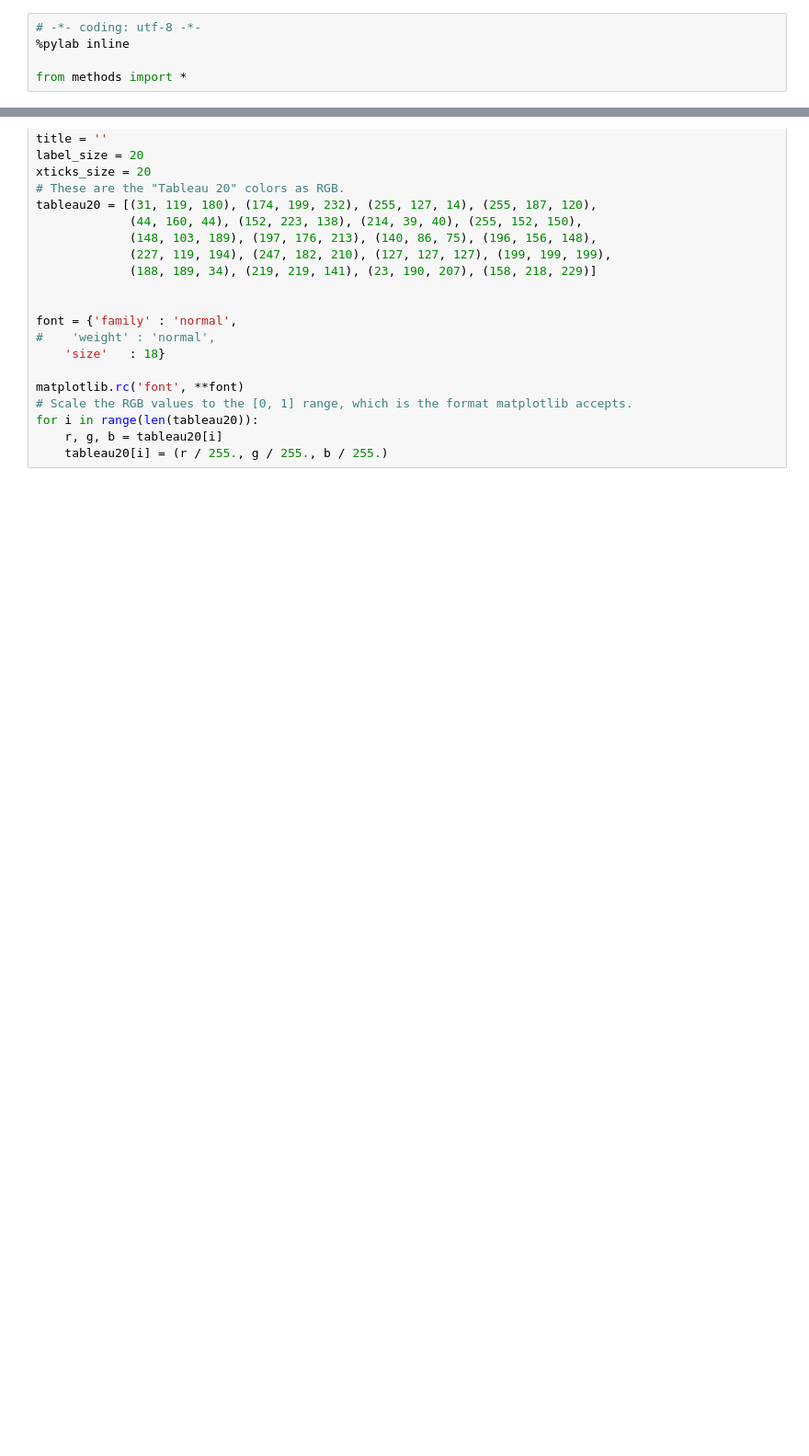
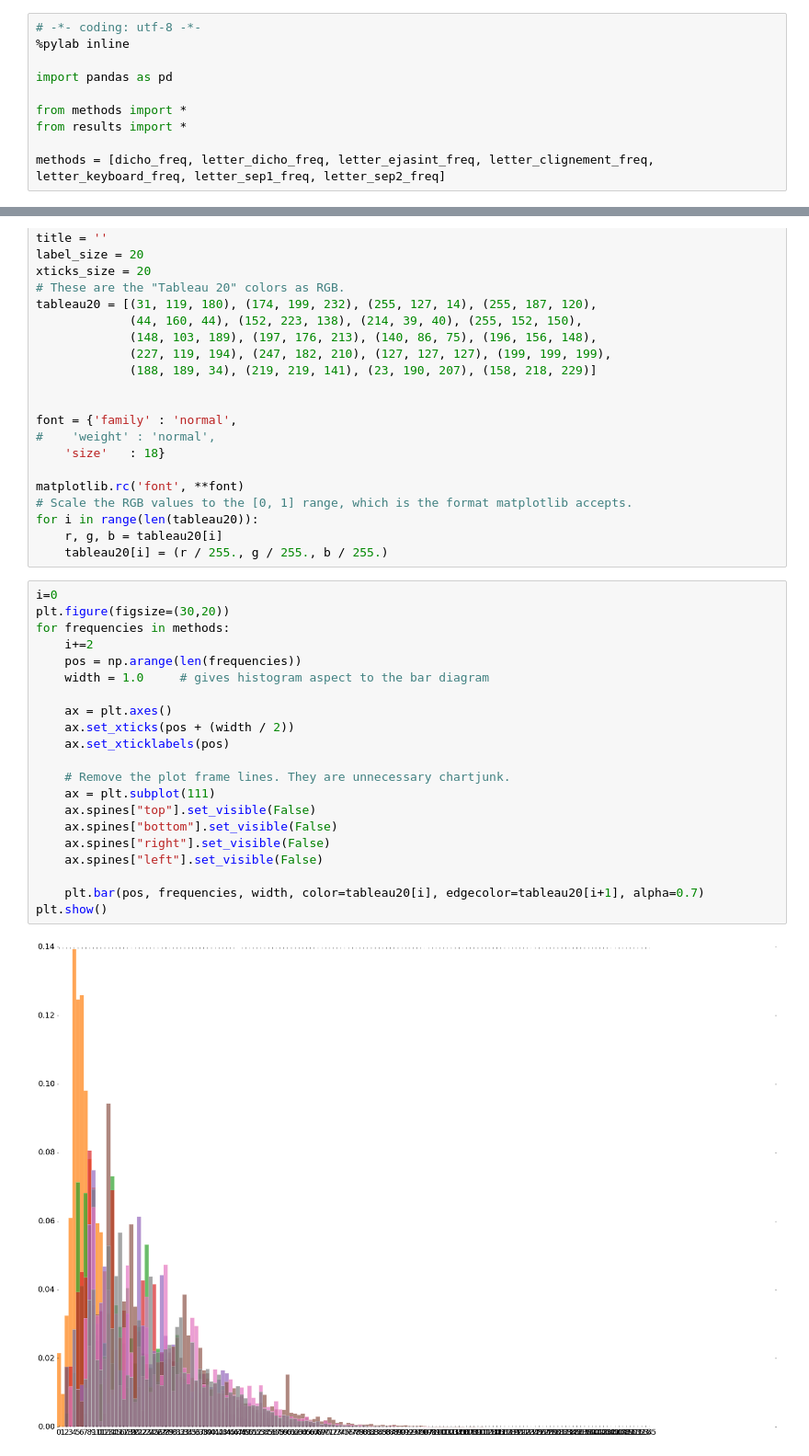
Before and after one commit to Dicotomix/DicotomixSurvey, a Jupyter notebook: Survey.ipynb, the cells around one changed output, grey strips where cells are left out. Shown at 92% size. Cells and saved outputs as stored; diff of their text form; blank space fills up the shorter version.

Commit message:
Plot charts comparing methods

```diff
--- a/Survey.ipynb
+++ b/Survey.ipynb
@@ -2,7 +2,12 @@
 # -*- coding: utf-8 -*-
 %pylab inline
 
+import pandas as pd
+
 from methods import *
+from results import *
+
+methods = [dicho_freq, letter_dicho_freq, letter_ejasint_freq, letter_clignement_freq, letter_keyboard_freq, letter_sep1_freq, letter_sep2_freq]
 # %% [output]
 Populating the interactive namespace from numpy and matplotlib
 # %%
@@ -32,3 +37,26 @@ matplotlib.rc('font', **font)
 for i in range(len(tableau20)):
     r, g, b = tableau20[i]
     tableau20[i] = (r / 255., g / 255., b / 255.)
+# %%
+i=0
+plt.figure(figsize=(30,20))
+for frequencies in methods:
+    i+=2
+    pos = np.arange(len(frequencies))
+    width = 1.0     # gives histogram aspect to the bar diagram
+
+    ax = plt.axes()
+    ax.set_xticks(pos + (width / 2))
+    ax.set_xticklabels(pos)
+
+    # Remove the plot frame lines. They are unnecessary chartjunk.
+    ax = plt.subplot(111)
+    ax.spines["top"].set_visible(False)
+    ax.spines["bottom"].set_visible(False)
+    ax.spines["right"].set_visible(False)
+    ax.spines["left"].set_visible(False)
+
+    plt.bar(pos, frequencies, width, color=tableau20[i], edgecolor=tableau20[i+1], alpha=0.7)
+plt.show()
+# %% [output]
+[figure, added]
```
Also changed, not shown: parts of 2 cells of this notebook.
